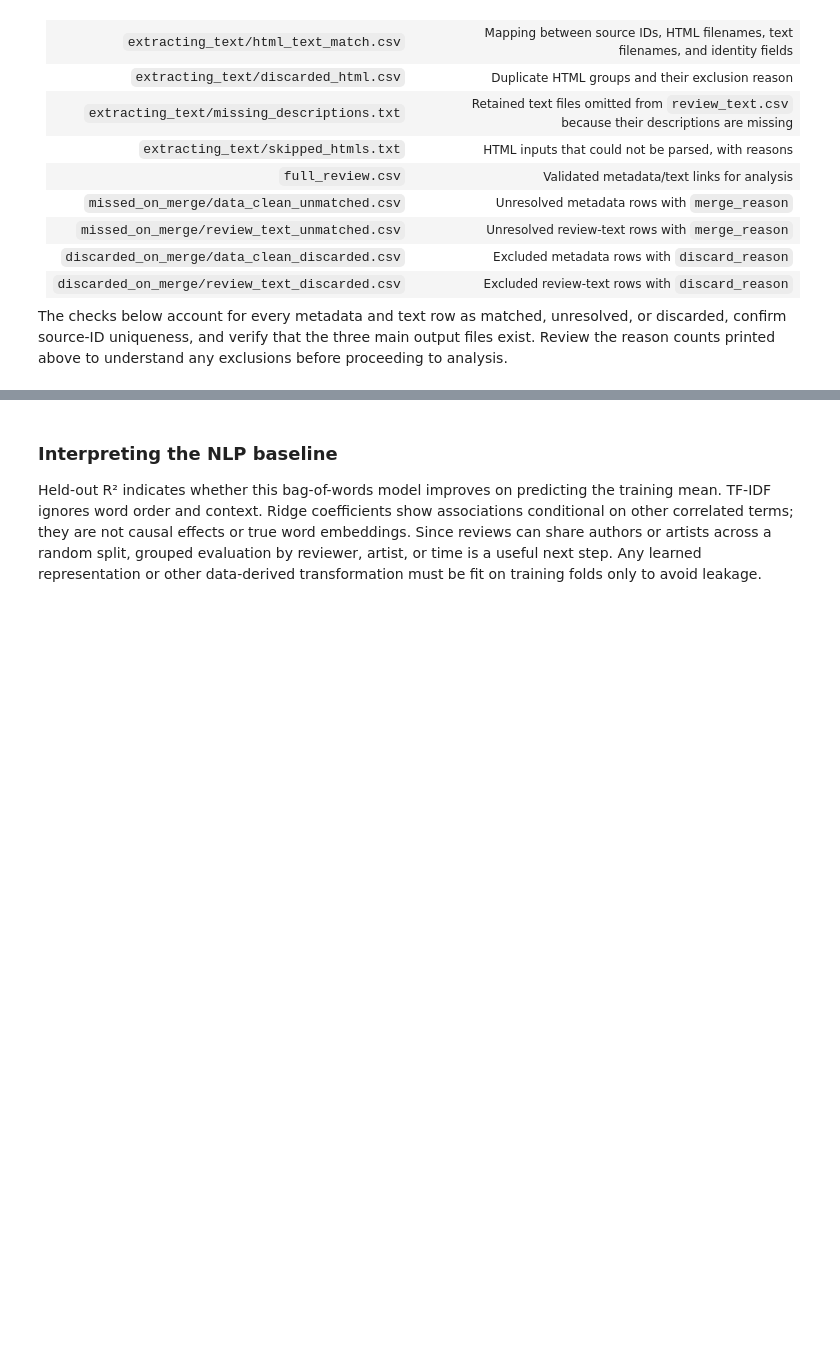
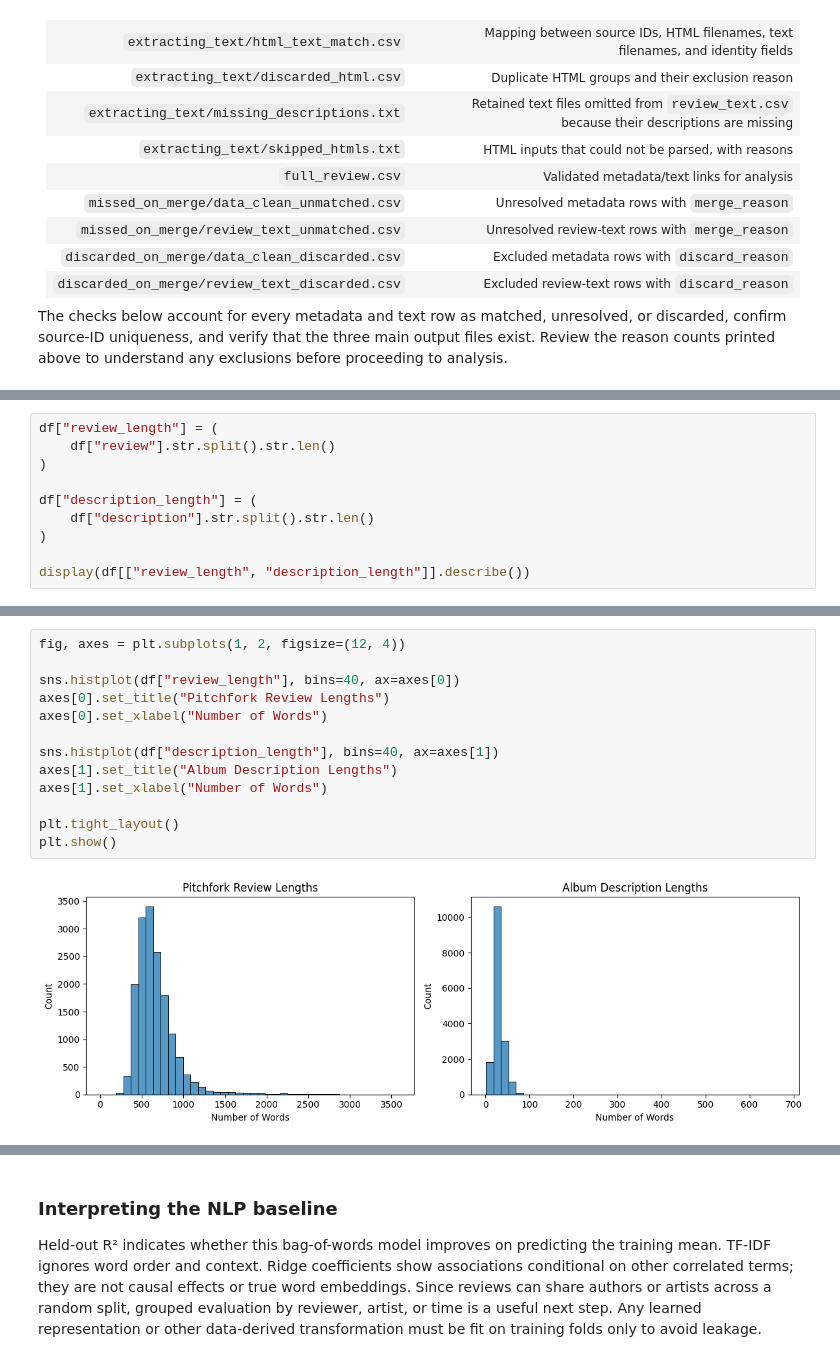
Before and after one commit to Oneplus-2997/objectively-reviewed-cos424, a Jupyter notebook: main_notebook.ipynb, the cells around one changed output, grey strips where cells are left out. Drawn from its saved outputs; the diff is of its cells as text; blank space fills up the shorter version.

```diff
--- a/main_notebook.ipynb
+++ b/main_notebook.ipynb
@@ -1505,0 +1693,10 @@ Workflow complete. Final dataset: /Users/jaypark/Classwork/COS424/objectively-re
+# %%
+df["review_length"] = (
+    df["review"].str.split().str.len()
+)
+
+df["description_length"] = (
+    df["description"].str.split().str.len()
+)
+
+display(df[["review_length", "description_length"]].describe())
@@ -1505,0 +1713,15 @@ Workflow complete. Final dataset: /Users/jaypark/Classwork/COS424/objectively-re
+# %%
+fig, axes = plt.subplots(1, 2, figsize=(12, 4))
+
+sns.histplot(df["review_length"], bins=40, ax=axes[0])
+axes[0].set_title("Pitchfork Review Lengths")
+axes[0].set_xlabel("Number of Words")
+
+sns.histplot(df["description_length"], bins=40, ax=axes[1])
+axes[1].set_title("Album Description Lengths")
+axes[1].set_xlabel("Number of Words")
+
+plt.tight_layout()
+plt.show()
+# %% [output]
+[figure, added]
```
Also changed, not shown: parts of 48 cells of this notebook.
